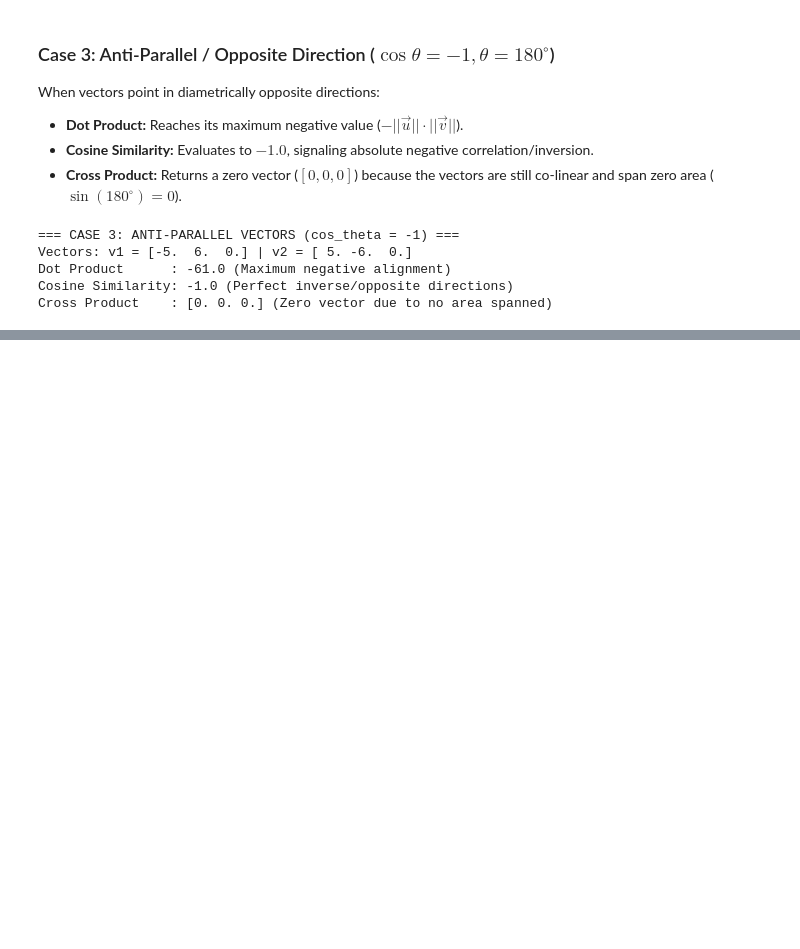
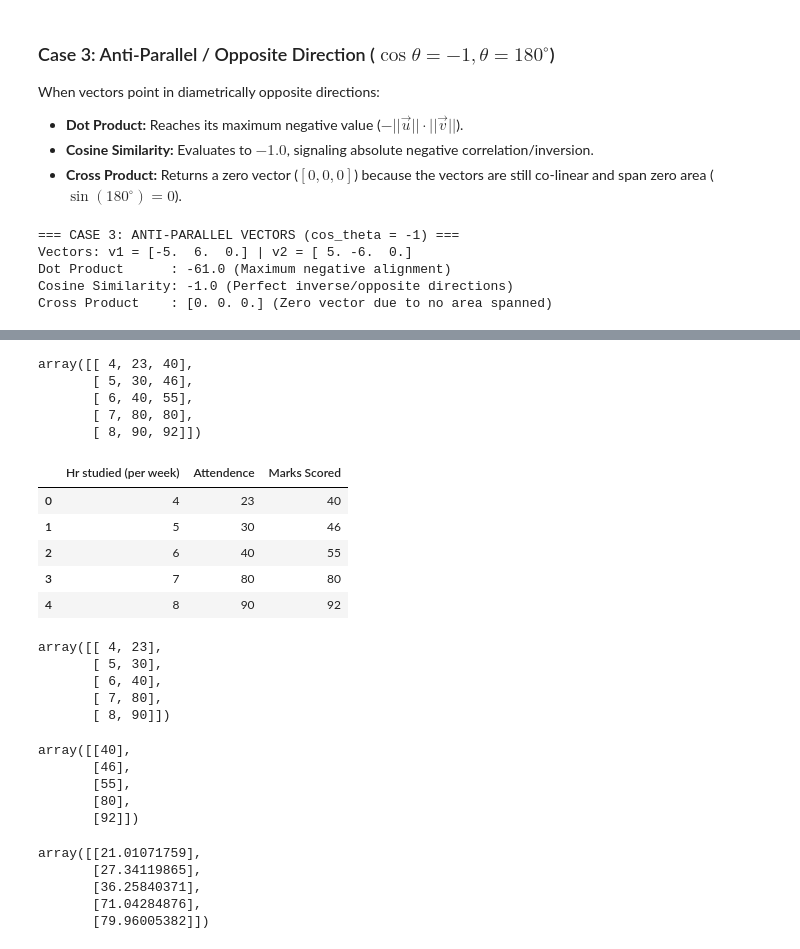
Before and after one commit to Himanshu7921/modern-ai-foundations, a Jupyter notebook: 02_data_engineering/notebooks/numpy.ipynb, the cells around one changed output, grey strips where cells are left out. Cells and saved outputs as stored; diff of their text form; code cells hidden in the pictures; blank space fills up the shorter version.

```diff
--- a/02_data_engineering/notebooks/numpy.ipynb
+++ b/02_data_engineering/notebooks/numpy.ipynb
@@ -674,0 +811,24 @@ Cross Product    : [0. 0. 0.] (Zero vector due to no area spanned)
+# %%
+## use of Matrix multiplication in ML
+import pandas as pd
+
+x = np.array([[4, 23, 40], [5, 30, 46], [6, 40, 55], [7, 80, 80], [8, 90, 92]])
+df = pd.DataFrame(x)
+df.rename(columns={0: 'Hr studied (per week)', 1:"Attendence", 2: 'Marks Scored'}, inplace = True)
+# %%
+x
+# %% [output]
+array([[ 4, 23, 40],
+       [ 5, 30, 46],
+       [ 6, 40, 55],
+       [ 7, 80, 80],
+       [ 8, 90, 92]])
+# %%
+df
+# %% [output]
+|  | Hr studied (per week) | Attendence | Marks Scored |
+| 0 | 4 | 23 | 40 |
+| 1 | 5 | 30 | 46 |
+| 2 | 6 | 40 | 55 |
+| 3 | 7 | 80 | 80 |
+| 4 | 8 | 90 | 92 |
@@ -674,0 +838,16 @@ Cross Product    : [0. 0. 0.] (Zero vector due to no area spanned)
+# %%
+inputs
+# %% [output]
+array([[ 4, 23],
+       [ 5, 30],
+       [ 6, 40],
+       [ 7, 80],
+       [ 8, 90]])
+# %%
+targets
+# %% [output]
+array([[40],
+       [46],
+       [55],
+       [80],
+       [92]])
@@ -674,0 +856,9 @@ Cross Product    : [0. 0. 0.] (Zero vector due to no area spanned)
+# %%
+predictions = inputs @ weights
+predictions
+# %% [output]
+array([[21.01071759],
+       [27.34119865],
+       [36.25840371],
+       [71.04284876],
+       [79.96005382]])
```
Also changed, not shown: parts of 27 cells of this notebook, 1 other file.
